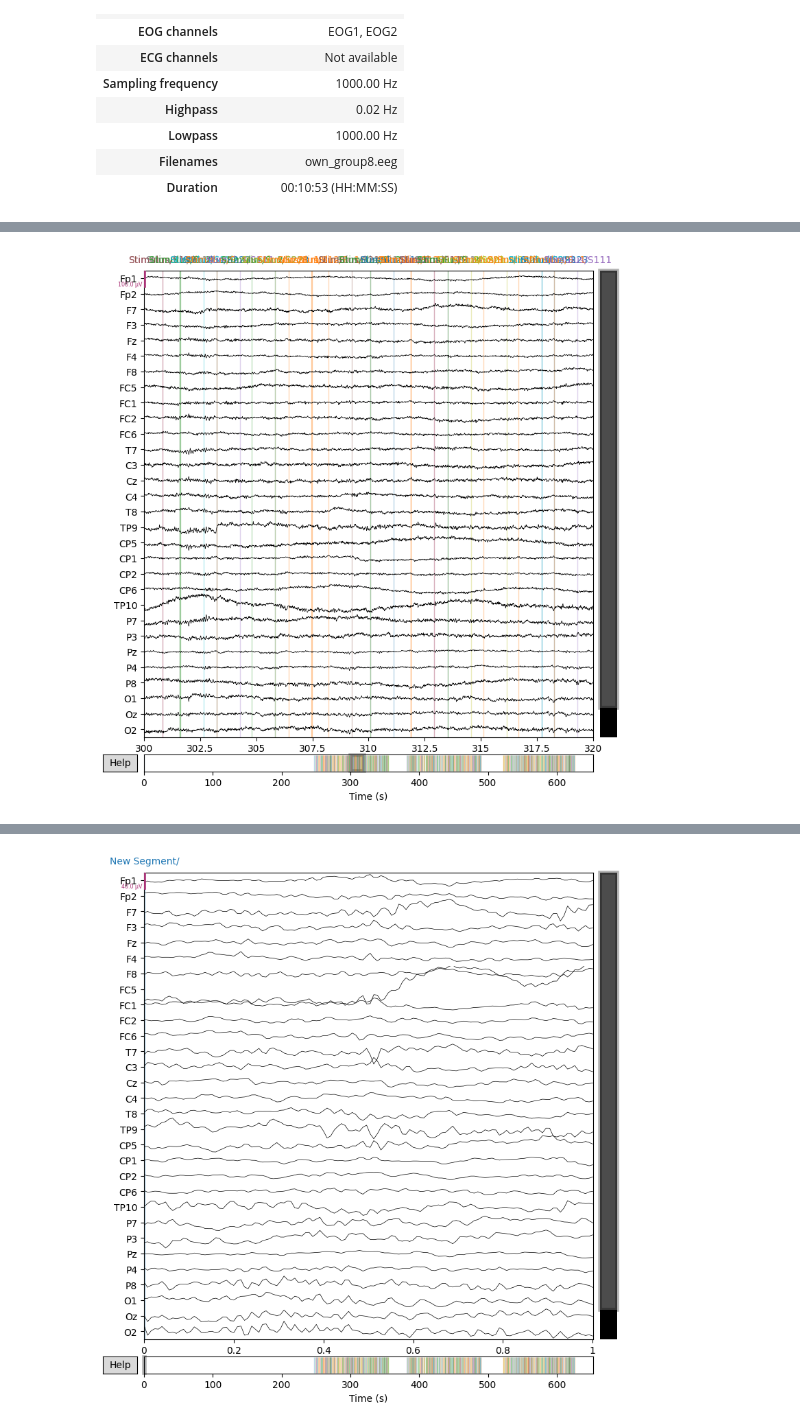
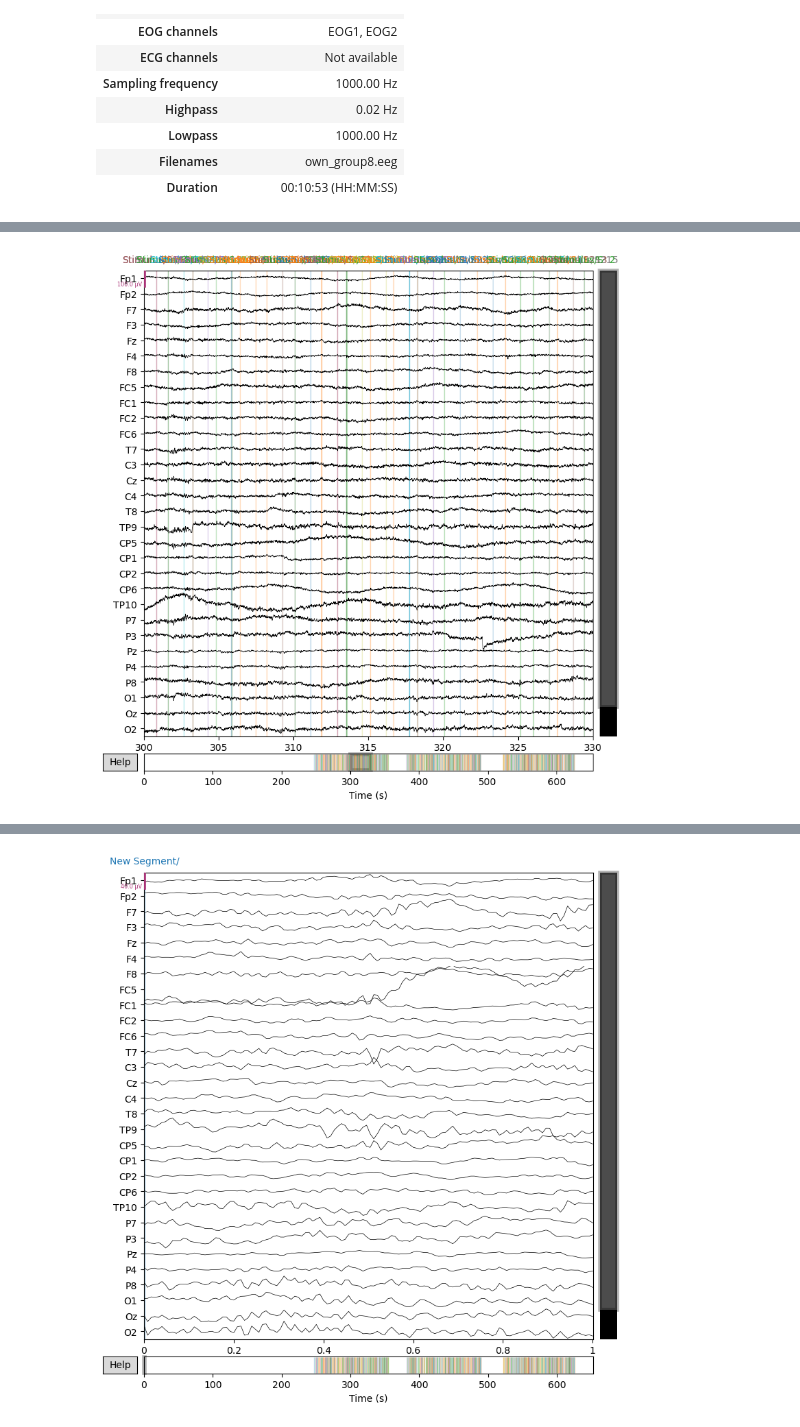
Before and after one commit to lauritswl/EEG_Thatcher_Effect, a Jupyter notebook: thatcher_experiment_notebook_EEG.ipynb, the cells around one changed output, grey strips where cells are left out. Saved outputs shown, nothing was run; the diff lists cells and outputs as text; code cells hidden in the pictures.

```diff
--- a/thatcher_experiment_notebook_EEG.ipynb
+++ b/thatcher_experiment_notebook_EEG.ipynb
@@ -253,7 +256,7 @@ Designing a one-pass, zero-phase, non-causal highpass filter:
 # %%
 #Plotting after filtering:
 
-raw.plot(n_channels=30, duration=20, start=300, scalings=dict(eeg=50e-6));
+raw.plot(n_channels=30, duration=30, start=300, scalings=dict(eeg=50e-6));
 # %% [output]
-[figure, old version]
+[figure, new version]
 # %%
```
Also changed, not shown: parts of 21 cells of this notebook, 3 other files.
